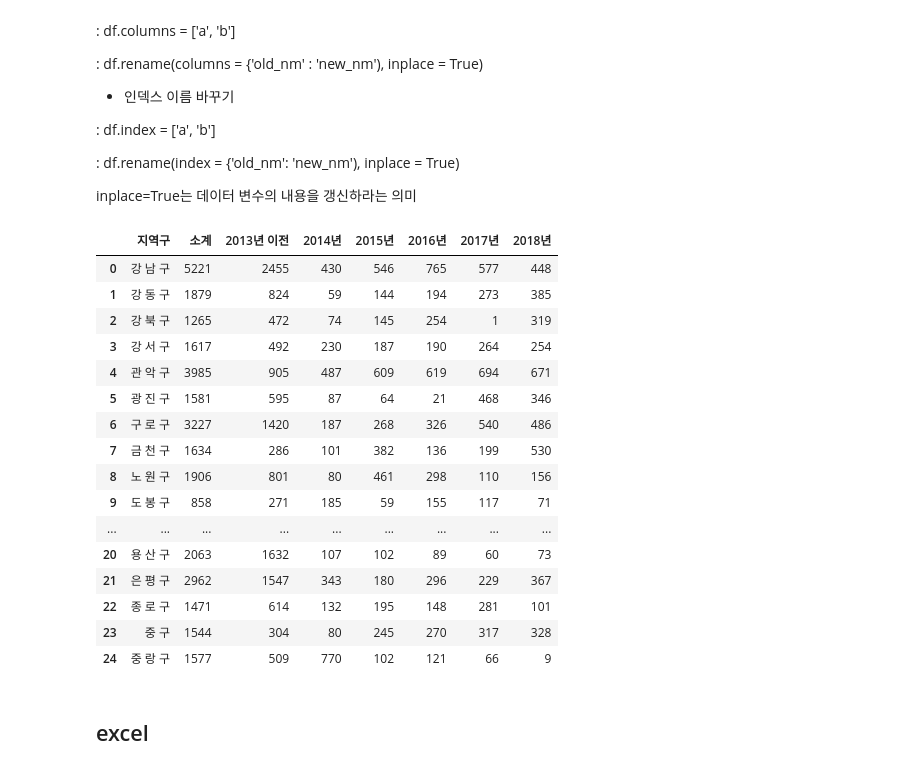
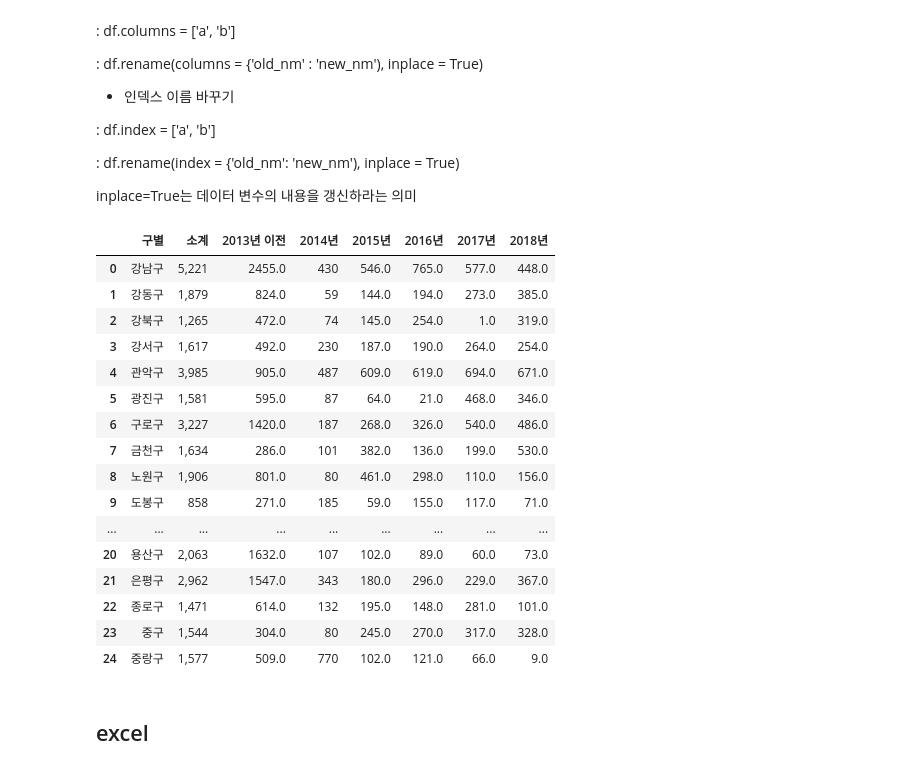
Before and after one commit to jinkyukim-me/python_data_science, a Jupyter notebook: cctv_in_seoul.ipynb, the cells around one changed output. Saved outputs shown, nothing was run; the diff lists cells and outputs as text; code cells hidden in the pictures.

```diff
--- a/cctv_in_seoul.ipynb
+++ b/cctv_in_seoul.ipynb
@@ -58,23 +101,23 @@ cctv_seoul.columns[-1]
 
 inplace=True는 데이터 변수의 내용을 갱신하라는 의미
 # %%
-cctv_seoul.rename(columns={'기관명':'지역구'}, inplace=True)
+cctv_seoul.rename(columns={'지역구':'구별'}, inplace=True)
 cctv_seoul
 # %% [output]
-|  | 지역구 | 소계 | 2013년 이전 | 2014년 | 2015년 | 2016년 | 2017년 | 2018년 |
-| 0 | 강 남 구 | 5221 | 2455 | 430 | 546 | 765 | 577 | 448 |
-| 1 | 강 동 구 | 1879 | 824 | 59 | 144 | 194 | 273 | 385 |
-| 2 | 강 북 구 | 1265 | 472 | 74 | 145 | 254 | 1 | 319 |
-| 3 | 강 서 구 | 1617 | 492 | 230 | 187 | 190 | 264 | 254 |
-| 4 | 관 악 구 | 3985 | 905 | 487 | 609 | 619 | 694 | 671 |
-| 5 | 광 진 구 | 1581 | 595 | 87 | 64 | 21 | 468 | 346 |
-| 6 | 구 로 구 | 3227 | 1420 | 187 | 268 | 326 | 540 | 486 |
-| 7 | 금 천 구 | 1634 | 286 | 101 | 382 | 136 | 199 | 530 |
-| 8 | 노 원 구 | 1906 | 801 | 80 | 461 | 298 | 110 | 156 |
-| 9 | 도 봉 구 | 858 | 271 | 185 | 59 | 155 | 117 | 71 |
+|  | 구별 | 소계 | 2013년 이전 | 2014년 | 2015년 | 2016년 | 2017년 | 2018년 |
+| 0 | 강남구 | 5,221 | 2455.0 | 430 | 546.0 | 765.0 | 577.0 | 448.0 |
+| 1 | 강동구 | 1,879 | 824.0 | 59 | 144.0 | 194.0 | 273.0 | 385.0 |
+| 2 | 강북구 | 1,265 | 472.0 | 74 | 145.0 | 254.0 | 1.0 | 319.0 |
+| 3 | 강서구 | 1,617 | 492.0 | 230 | 187.0 | 190.0 | 264.0 | 254.0 |
+| 4 | 관악구 | 3,985 | 905.0 | 487 | 609.0 | 619.0 | 694.0 | 671.0 |
+| 5 | 광진구 | 1,581 | 595.0 | 87 | 64.0 | 21.0 | 468.0 | 346.0 |
+| 6 | 구로구 | 3,227 | 1420.0 | 187 | 268.0 | 326.0 | 540.0 | 486.0 |
+| 7 | 금천구 | 1,634 | 286.0 | 101 | 382.0 | 136.0 | 199.0 | 530.0 |
+| 8 | 노원구 | 1,906 | 801.0 | 80 | 461.0 | 298.0 | 110.0 | 156.0 |
+| 9 | 도봉구 | 858 | 271.0 | 185 | 59.0 | 155.0 | 117.0 | 71.0 |
 | ... | ... | ... | ... | ... | ... | ... | ... | ... |
-| 20 | 용 산 구 | 2063 | 1632 | 107 | 102 | 89 | 60 | 73 |
-| 21 | 은 평 구 | 2962 | 1547 | 343 | 180 | 296 | 229 | 367 |
-| 22 | 종 로 구 | 1471 | 614 | 132 | 195 | 148 | 281 | 101 |
-| 23 | 중 구 | 1544 | 304 | 80 | 245 | 270 | 317 | 328 |
-| 24 | 중 랑 구 | 1577 | 509 | 770 | 102 | 121 | 66 | 9 |
+| 20 | 용산구 | 2,063 | 1632.0 | 107 | 102.0 | 89.0 | 60.0 | 73.0 |
+| 21 | 은평구 | 2,962 | 1547.0 | 343 | 180.0 | 296.0 | 229.0 | 367.0 |
+| 22 | 종로구 | 1,471 | 614.0 | 132 | 195.0 | 148.0 | 281.0 | 101.0 |
+| 23 | 중구 | 1,544 | 304.0 | 80 | 245.0 | 270.0 | 317.0 | 328.0 |
+| 24 | 중랑구 | 1,577 | 509.0 | 770 | 102.0 | 121.0 | 66.0 | 9.0 |
```
Also changed, not shown: parts of 98 cells of this notebook, 1 other file.
